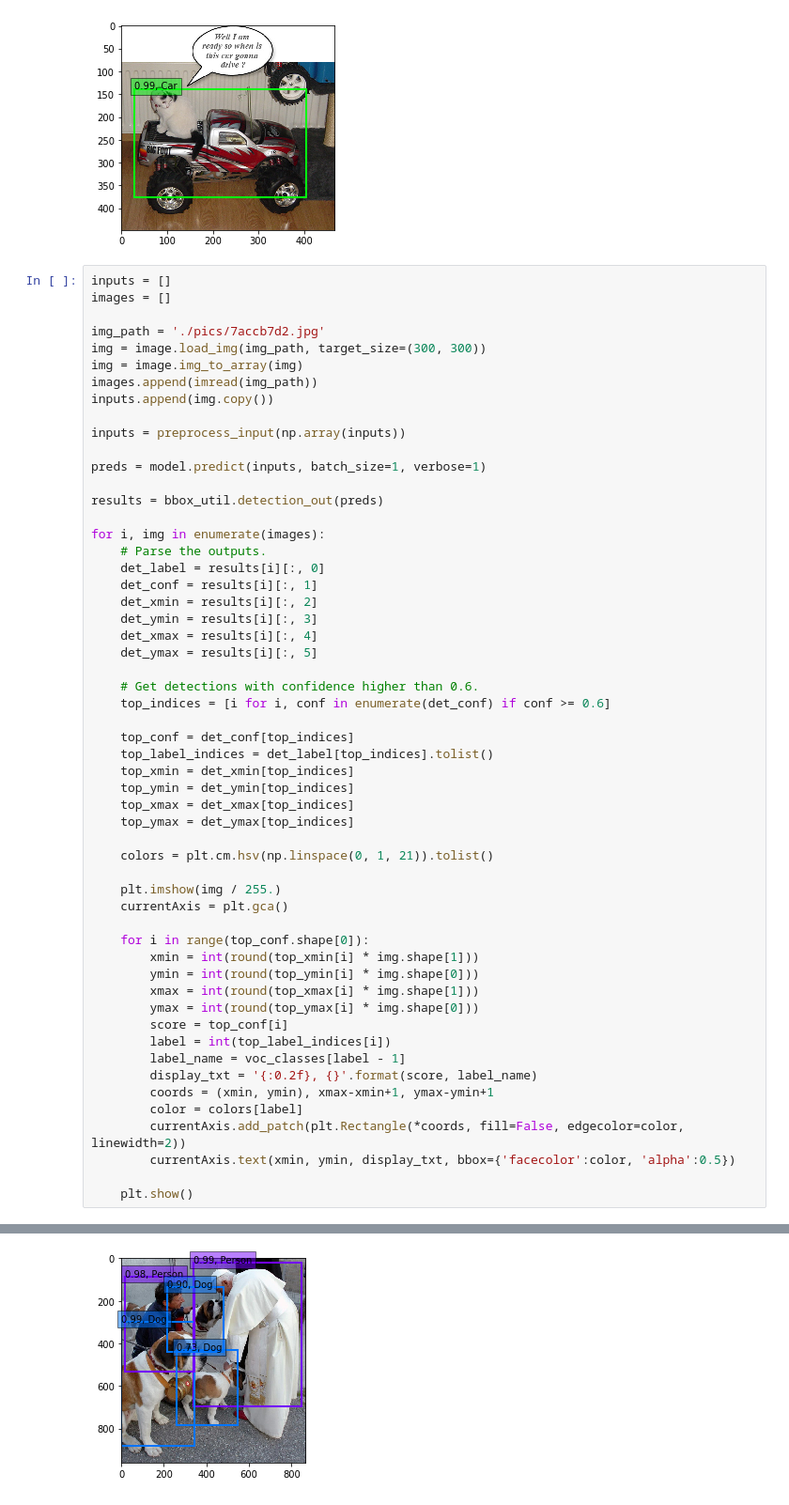
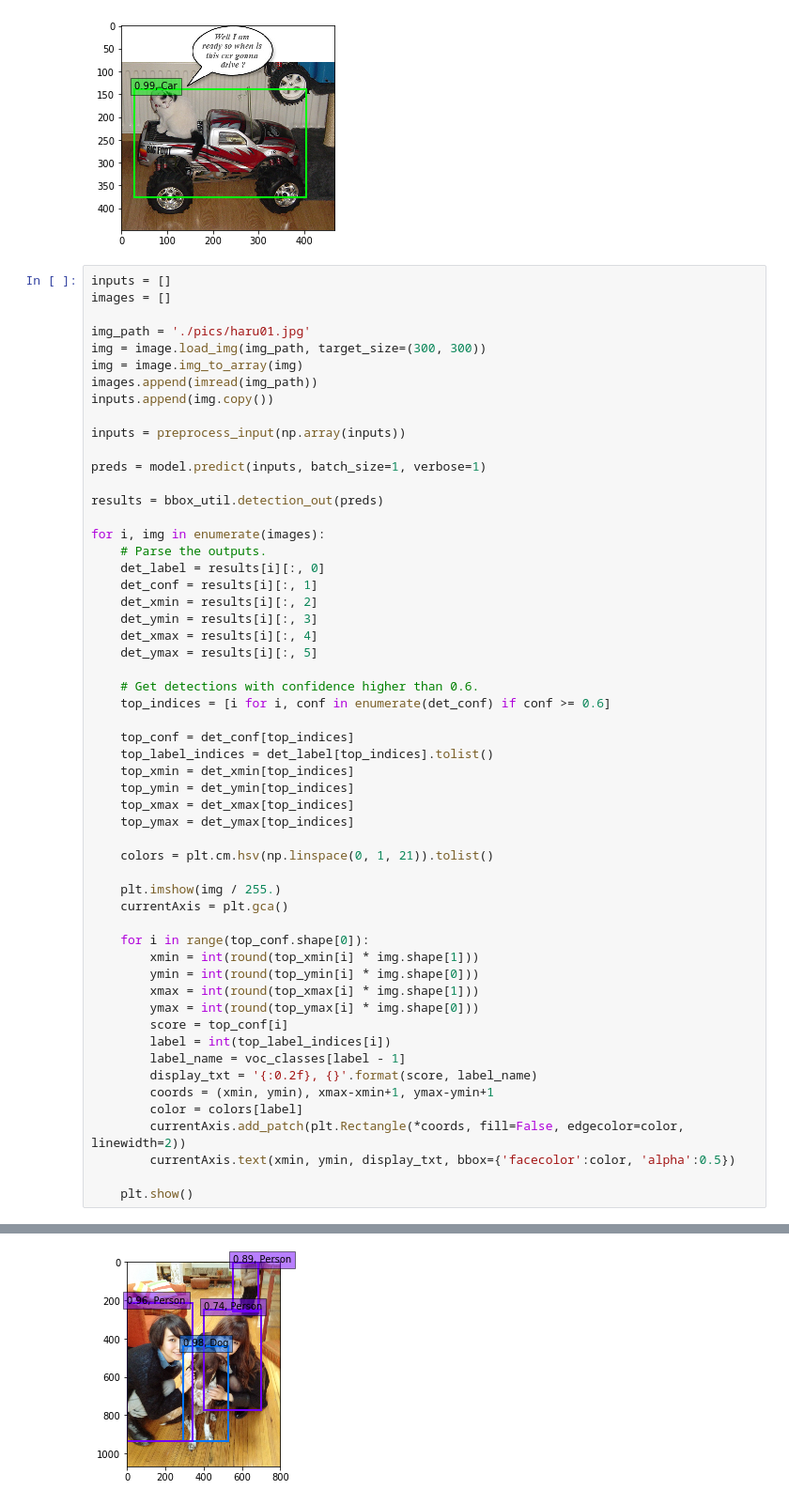
Before and after one commit to Hironobu-Kawaguchi/Hello-World, a Jupyter notebook: demo/06_SSD_keras2_hk.ipynb, the cells around one changed output, grey strips where cells are left out. Shown at 94% size. Saved outputs shown, nothing was run; the diff lists cells and outputs as text.

```diff
--- a/demo/06_SSD_keras2_hk.ipynb
+++ b/demo/06_SSD_keras2_hk.ipynb
@@ -156,7 +156,7 @@ for i, img in enumerate(images):
 inputs = []
 images = []
 
-img_path = './pics/7accb7d2.jpg'
+img_path = './pics/haru01.jpg'
 img = image.load_img(img_path, target_size=(300, 300))
 img = image.img_to_array(img)
 images.append(imread(img_path))
@@ -215 +215 @@ Use ``imageio.imread`` instead.
-[figure, old version]
+[figure, new version]
```
Also changed, not shown: parts of 3 cells of this notebook.
